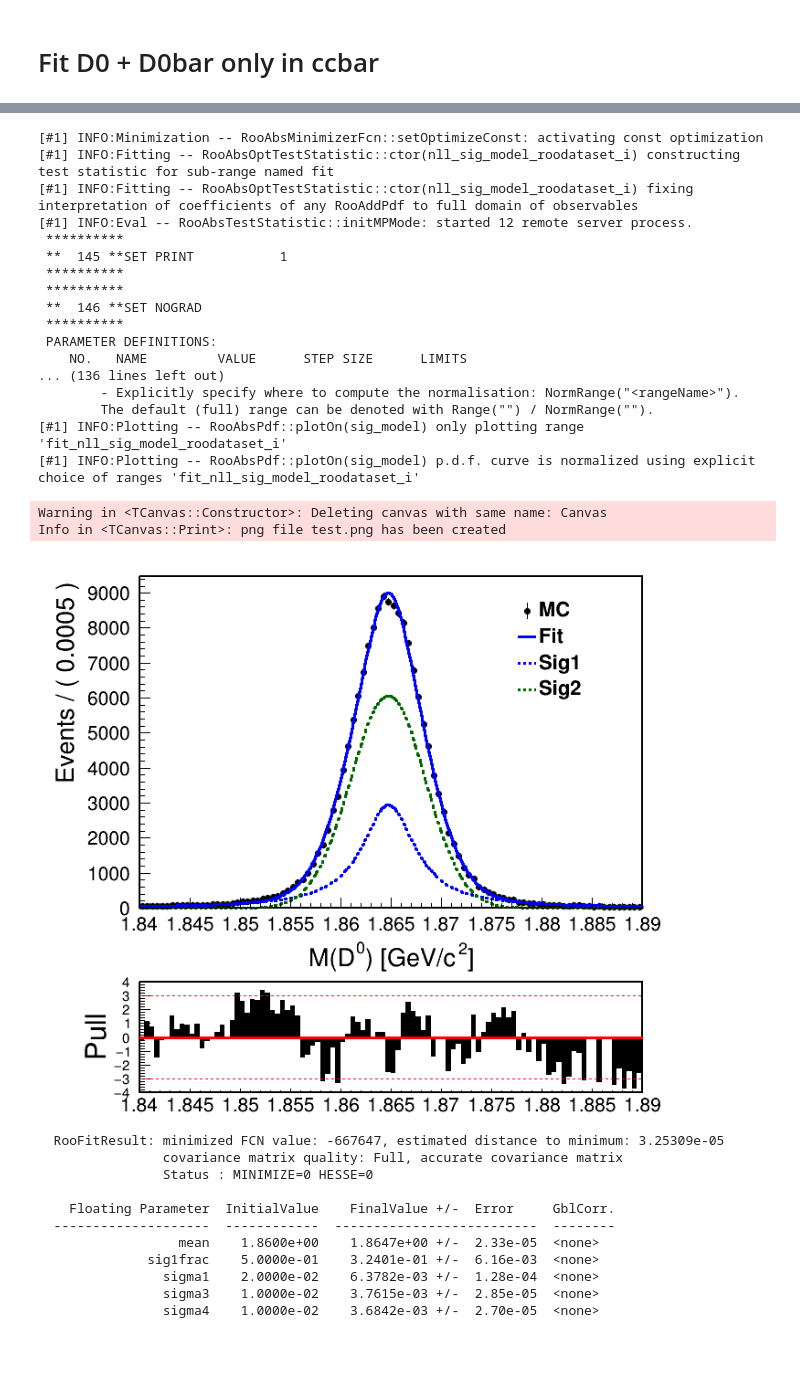
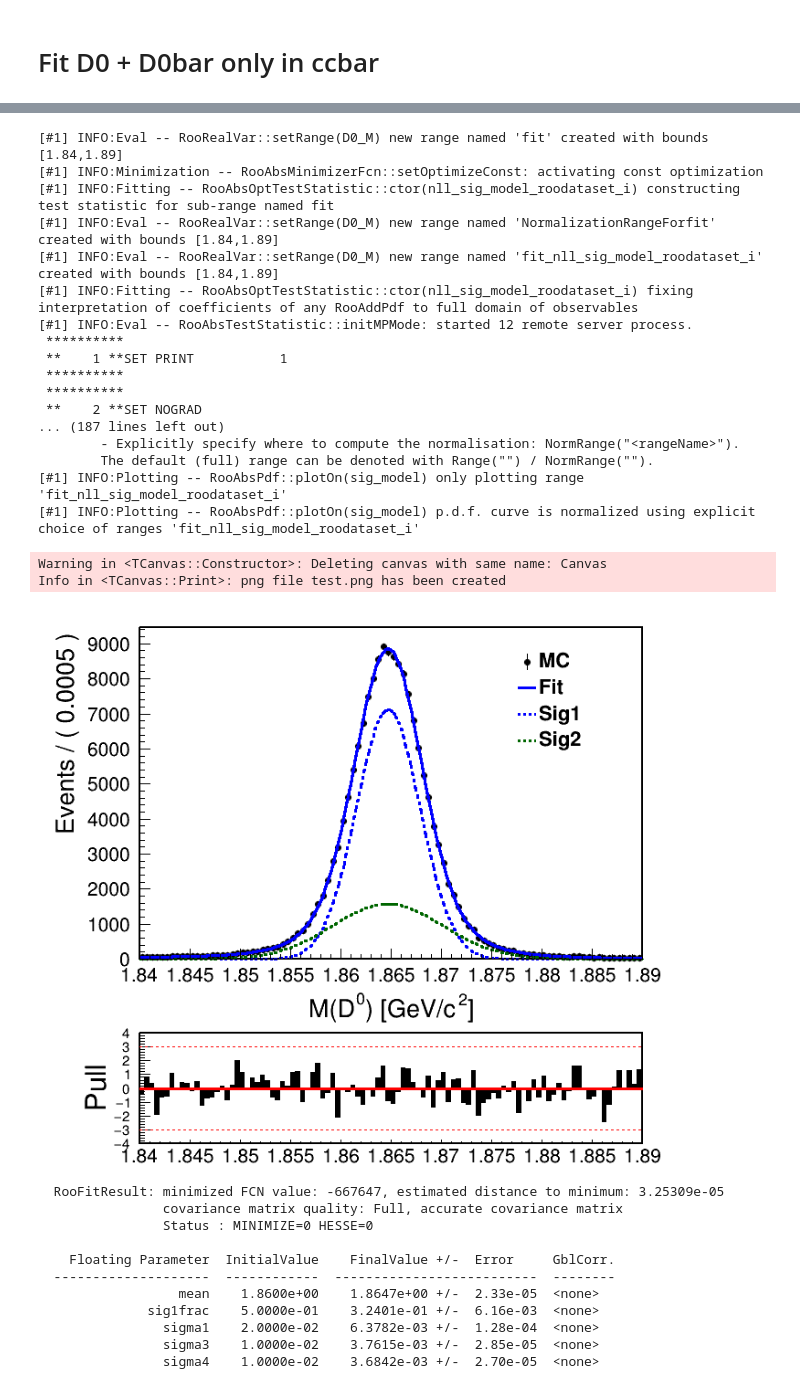
Before and after one commit to jykim-physics/DRAW_and_FITTING, a Jupyter notebook: main/FITTING/references/ref_phi.ipynb, the cells around one changed output, grey strips where cells are left out. Drawn from its saved outputs; the diff is of its cells as text; code cells hidden in the pictures; blank space fills up the shorter version.

```diff
--- a/main/FITTING/references/ref_phi.ipynb
+++ b/main/FITTING/references/ref_phi.ipynb
@@ -277,11 +281,11 @@ sigma4 = ROOT.RooRealVar("sigma4", "width of gaussians", 0.01,0.001,0.05)
 # Novo_tail = ROOT.RooRealVar("Novo_tail", "Novo peak", 0.5,0,10)
 
 
-sig1 = ROOT.RooBreitWigner("sig1", "Signal component 1", x, mean, sigma1)
+# sig1 = ROOT.RooBreitWigner("sig1", "Signal component 1", x, mean, sigma1)
 
-# sig1 = ROOT.RooGaussian("sig1", "Signal component 1", x, mean, sigma1)
-# sig2 = ROOT.RooGaussian("sig2", "Signal component 1", x, mean, sigma2)
-sig2 = ROOT.RooBifurGauss("sig2", "Signal component 1", x, mean, sigma3,sigma4)
+sig1 = ROOT.RooGaussian("sig1", "Signal component 1", x, mean, sigma1)
+sig2 = ROOT.RooGaussian("sig2", "Signal component 1", x, mean, sigma2)
+sig3 = ROOT.RooBifurGauss("sig3", "Signal component 1", x, mean, sigma3,sigma4)
 
 
 # sig2 = ROOT.RooBreitWigner("sig2", "Signal component 1", x, mean, sigma2)
@@ -290,13 +294,13 @@ sig2 = ROOT.RooBifurGauss("sig2", "Signal component 1", x, mean, sigma3,sigma4)
 # RooBreitWigner (const char *name, const char *title, RooAbsReal &_x, RooAbsReal &_mean, RooAbsReal &_width)
 
 sig1frac = ROOT.RooRealVar("sig1frac", "fraction of component 1 in signal", 0.5, 0.0, 1.0)
-# sig2frac = ROOT.RooRealVar("sig2frac", "fraction of component 1 in signal", 0.5, 0.0, 1.0)
+sig2frac = ROOT.RooRealVar("sig2frac", "fraction of component 1 in signal", 0.5, 0.0, 1.0)
 
-# sig_model1 = ROOT.RooAddPdf("sig_model1", "Signal1", [sig1, sig2], sig1frac)
-# sig_model = ROOT.RooAddPdf("sig_model", "Signal1", [sig3, sig_model1], sig2frac)
+sig_model1 = ROOT.RooAddPdf("sig_model1", "Signal1", [sig1, sig2], sig1frac)
+sig_model = ROOT.RooAddPdf("sig_model", "Signal1", [sig3, sig_model1], sig2frac)
 
 
-sig_model = ROOT.RooAddPdf("sig_model", "Signal1", [sig1, sig2], sig1frac)
+# sig_model = ROOT.RooAddPdf("sig_model", "Signal1", [sig1, sig2], sig1frac)
 
 
 
@@ -440,40 +444,40 @@ line1 = ROOT.TLine(xmin1,3.0,xmax1,3.0)
 line2 = ROOT.TLine(xmin1,-3.0,xmax1,-3.0)
 
 line.SetLineColor(ROOT.kRed)
 line.SetLineWidth(3)
 line1.SetLineColor(ROOT.kRed)
 line2.SetLineColor(ROOT.kRed)
 line1.SetLineStyle(2)
 line2.SetLineStyle(2)
 line.Draw("SAME")
 line1.Draw("SAME")
 line2.Draw("SAME")
 
 canv.Update()
 
 canv.Draw()
 canv.SaveAs("test.png")
 # %% [output]
+[#1] INFO:Eval -- RooRealVar::setRange(D0_M) new range named 'fit' created with bounds [1.84,1.89]
 [#1] INFO:Minimization -- RooAbsMinimizerFcn::setOptimizeConst: activating const optimization
 [#1] INFO:Fitting -- RooAbsOptTestStatistic::ctor(nll_sig_model_roodataset_i) constructing test statistic for sub-range named fit
+[#1] INFO:Eval -- RooRealVar::setRange(D0_M) new range named 'NormalizationRangeForfit' created with bounds [1.84,1.89]
+[#1] INFO:Eval -- RooRealVar::setRange(D0_M) new range named 'fit_nll_sig_model_roodataset_i' created with bounds [1.84,1.89]
 [#1] INFO:Fitting -- RooAbsOptTestStatistic::ctor(nll_sig_model_roodataset_i) fixing interpretation of coefficients of any RooAddPdf to full domain of observables
 [#1] INFO:Eval -- RooAbsTestStatistic::initMPMode: started 12 remote server process.
  **********
- **  145 **SET PRINT           1
+ **    1 **SET PRINT           1
  **********
  **********
- **  146 **SET NOGRAD
- **********
- PARAMETER DEFINITIONS:
-    NO.   NAME         VALUE      STEP SIZE      LIMITS
-... (136 lines left out)
+ **    2 **SET NOGRAD
+... (187 lines left out)
         - Explicitly specify where to compute the normalisation: NormRange("<rangeName>").
         The default (full) range can be denoted with Range("") / NormRange("").
 [#1] INFO:Plotting -- RooAbsPdf::plotOn(sig_model) only plotting range 'fit_nll_sig_model_roodataset_i'
 [#1] INFO:Plotting -- RooAbsPdf::plotOn(sig_model) p.d.f. curve is normalized using explicit choice of ranges 'fit_nll_sig_model_roodataset_i'
 Warning in <TCanvas::Constructor>: Deleting canvas with same name: Canvas
 Info in <TCanvas::Print>: png file test.png has been created
-[figure, old version]
+[figure, new version]
 # %%
 r.Print("v")
 # %% [output]
```
Also changed, not shown: parts of 17 cells of this notebook, 18 other files.
